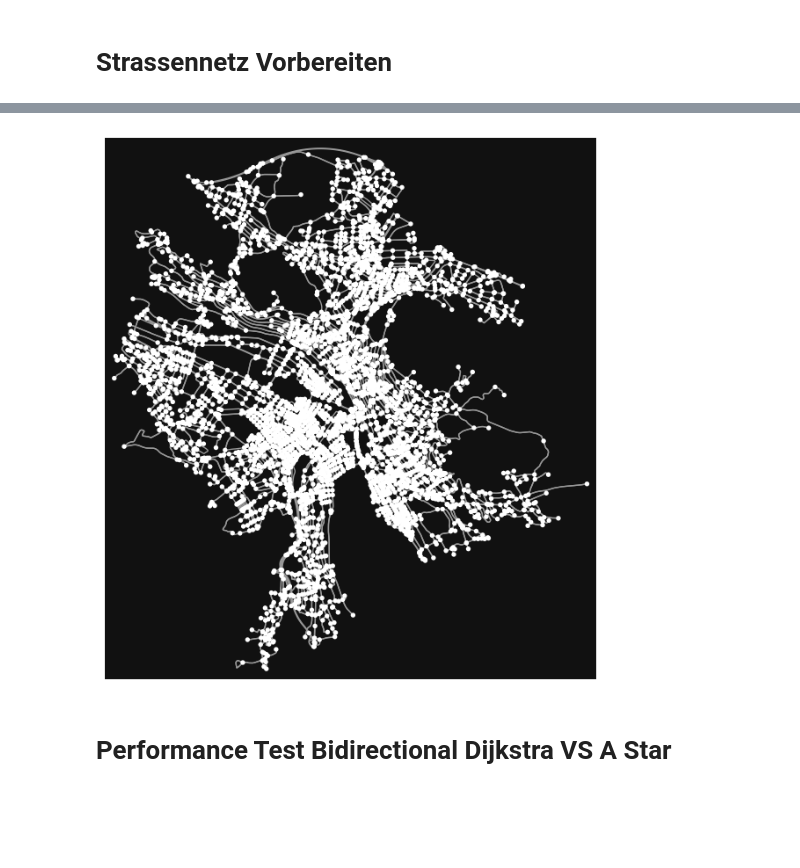
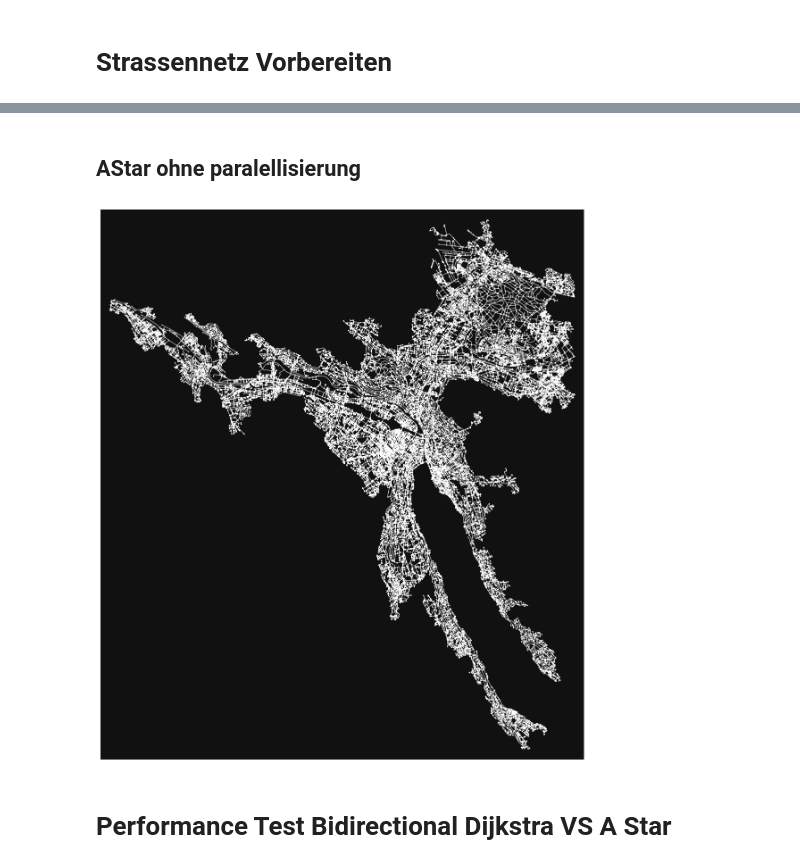
Before and after one commit to 4040Hackathon/BuildABridge, a Jupyter notebook: Routing/RoutingDemo.ipynb, the cells around one changed output, grey strips where cells are left out. Saved outputs shown, nothing was run; the diff lists cells and outputs as text; code cells hidden in the pictures; blank space fills up the shorter version.

```diff
--- a/Routing/RoutingDemo.ipynb
+++ b/Routing/RoutingDemo.ipynb
@@ -21,0 +25,2 @@ G = ox.graph.graph_from_place(place, network_type="drive", simplify=True)
+# %%
+G = ox.graph.graph_from_polygon(perimeter, network_type="drive", simplify=True)
@@ -22,8 +29,6 @@ G = ox.graph.graph_from_place(place, network_type="drive", simplify=True)
 # %%
-G_WebMerk = ox.projection.project_graph(G, to_crs=3857, to_latlong=False)
+G = ox.projection.project_graph(G, to_crs=3857, to_latlong=False)
 # %%
-G_WebMerk_elev = ox.elevation.add_node_elevations_raster(G_WebMerk, 'DEM/dhm_webmercator.tif', band=1, cpus=None)
-nodes, edges = ox.convert.graph_to_gdfs(G_WebMerk_elev)
+G = ox.elevation.add_node_elevations_raster(G, 'DEM/dhm_webmercator.tif', band=1, cpus=None)
 # %%
-G_WebMerk_elev = ox.elevation.add_edge_grades(G_WebMerk_elev, add_absolute=True)
-nodes, edges = ox.convert.graph_to_gdfs(G_WebMerk_elev)
+G = ox.elevation.add_edge_grades(G, add_absolute=True)
@@ -30 +134,3 @@ nodes, edges = ox.convert.graph_to_gdfs(G_WebMerk_elev)
+# %% [markdown]
+## AStar ohne paralellisierung
 # %%
@@ -36,27 +164,27 @@ def euclidean_heuristic(u, v):
 nx.astar_path(G, , s, heuristic=euclidean_heuristic, weight="cost")
 # %%
 fig, ax = ox.plot.plot_graph(
-    G_WebMerk,
+    G,
     ax=None,  # optionally draw on pre-existing axis
-    figsize=(8, 8),  # figure size to create if ax is None
+    figsize=(15,16),  # figure size to create if ax is None
     bgcolor="#111111",  # background color of the plot
     node_color="w",  # color of the nodes
-    node_size=15,  # size of the nodes: if 0, skip plotting them
+    node_size=3,  # size of the nodes: if 0, skip plotting them
     node_alpha=None,  # opacity of the nodes
     node_edgecolor="none",  # color of the nodes' markers' borders
     node_zorder=1,  # zorder to plot nodes: edges are always 1
     edge_color="#999999",  # color of the edges
     edge_linewidth=1,  # width of the edges: if 0, skip plotting them
     edge_alpha=None,  # opacity of the edges
     show=True,  # if True, call pyplot.show() to show the figure
     close=False,  # if True, call pyplot.close() to close the figure
     save=False,  # if True, save figure to disk at filepath
     filepath=None,  # if save is True, the path to the file
     dpi=300,  # if save is True, the resolution of saved file
     bbox=None,  # bounding box to constrain plot
 )
 # %% [output]
-[figure, old version]
+[figure, new version]
 # %% [markdown]
 # Performance Test Bidirectional Dijkstra VS A Star
 # %% [markdown]
```
Also changed, not shown: parts of 13 cells of this notebook, 6 other files.
